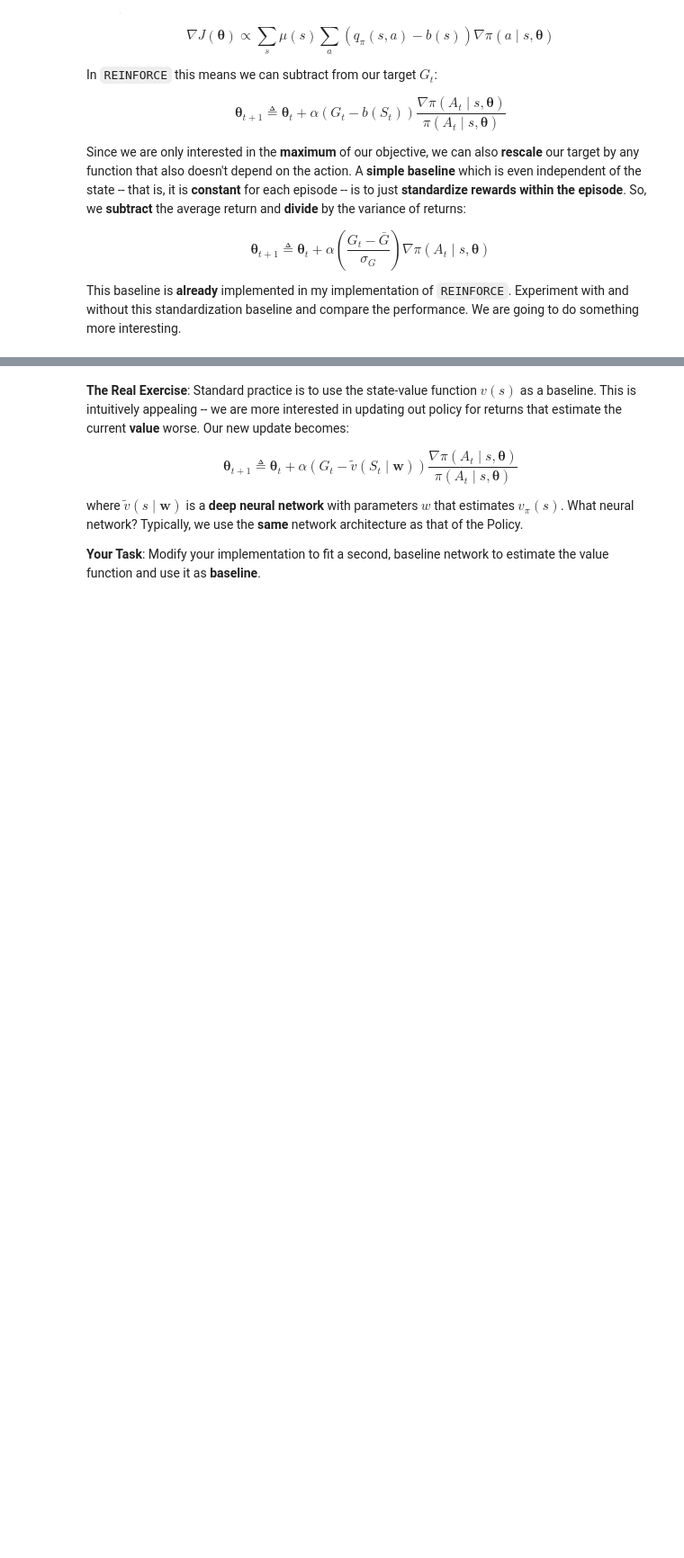
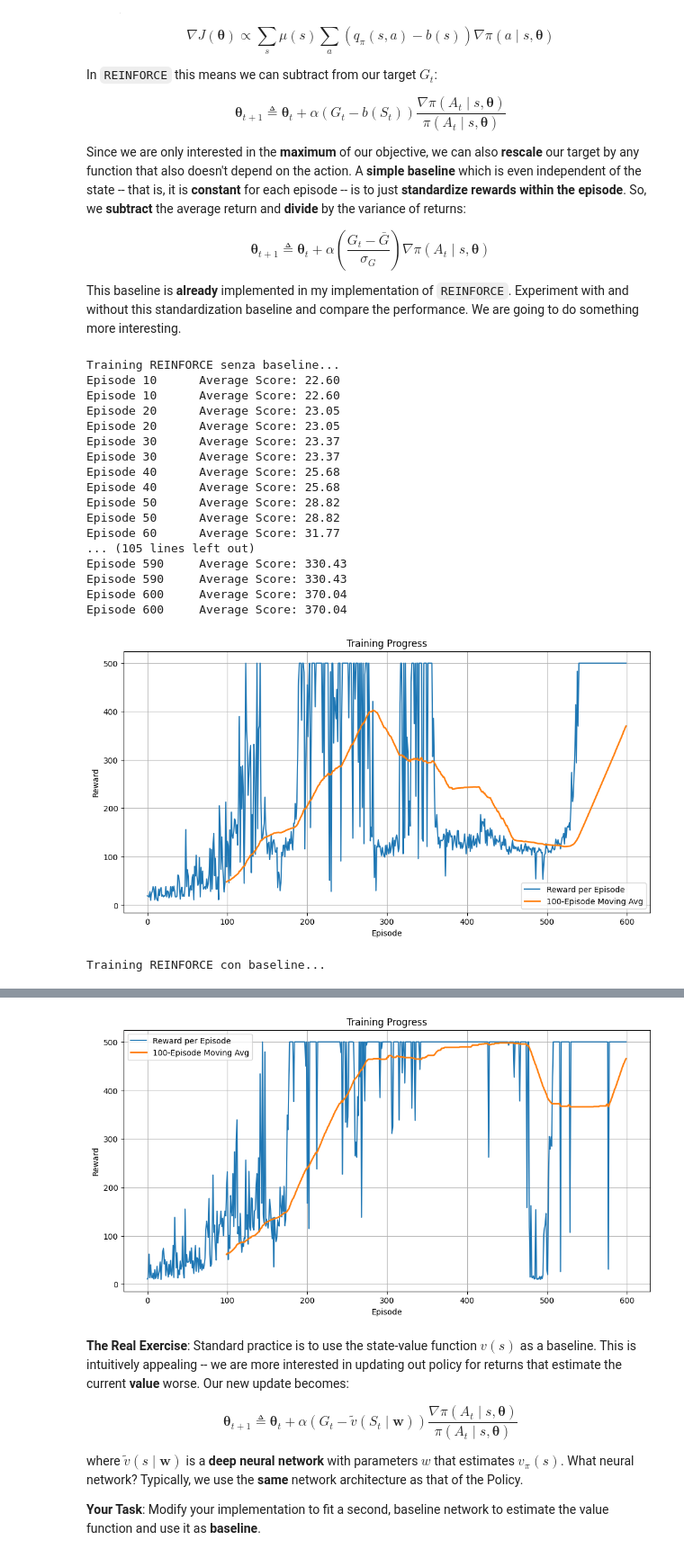
Before and after one commit to vincenzocivale/prova, a Jupyter notebook: Esercitazione_2/DLA_Lab2_DRL.ipynb, the cells around one changed output, grey strips where cells are left out. Shown at 90% size. Saved outputs shown, nothing was run; the diff lists cells and outputs as text; code cells hidden in the pictures; blank space fills up the shorter version.

```diff
--- a/Esercitazione_2/DLA_Lab2_DRL.ipynb
+++ b/Esercitazione_2/DLA_Lab2_DRL.ipynb
@@ -312,15 +221,6 @@ In pratica:
 
 **Nota:** La rete del valore viene ottimizzata separatamente minimizzando l’errore quadratico tra \( V(s_t) \) e \( G_t \).
 # %%
-class ValueNetwork(nn.Module):
-    def __init__(self, state_size, hidden_size=128):
-        super().__init__()
-        self.net = nn.Sequential(
-            nn.Linear(state_size, hidden_size),
-            nn.ReLU(),
-            nn.Linear(hidden_size, 1)
-        )
-
-    def forward(self, state):
-      return self.net(state)
+# La classe ValueNetwork è ora definita in src/cartpole/models.py
+print("ValueNetwork class è ora definita in src/cartpole/models.py")
 # %%
@@ -411,33 +241,75 @@ $$ \boldsymbol{\theta}_{t+1} \triangleq \boldsymbol{\theta}_t + \alpha \left(\fr
 
 This baseline is **already** implemented in my implementation of `REINFORCE`. Experiment with and without this standardization baseline and compare the performance. We are going to do something more interesting.
 # %%
+# Configurazione seed per riproducibilità
 seed = 123
 state, _ = env.reset(seed=seed)
 env.action_space.seed(seed)
 torch.manual_seed(seed)
 np.random.seed(seed)
 random.seed(seed)
 
-
+# Parametri environment
 state_size = env.observation_space.shape[0]
 action_size = env.action_space.n
 hidden_size = 128
 
-policy1 = Policy(cartpole_hyperparameters["state_space"], cartpole_hyperparameters["action_space"], cartpole_hyperparameters["h_size"]).to(device)
+# Crea due policy identiche per confronto
+policy1 = Policy(state_size, action_size, cartpole_hyperparameters["h_size"]).to(device)
 policy2 = copy.deepcopy(policy1)
 
-policy_optimizer1 = torch.optim.Adam(policy1.parameters(), lr=1e-2)
-policy_optimizer2 = torch.optim.Adam(policy2.parameters(), lr=1e-2)
+# Ottimizzatori per le policy
+policy_optimizer1 = torch.optim.Adam(policy1.parameters(), lr=cartpole_hyperparameters["lr"])
+policy_optimizer2 = torch.optim.Adam(policy2.parameters(), lr=cartpole_hyperparameters["lr"])
 
-# Istanzia rete valore + ottimizzatore per baseline trainer
+# Crea rete valore + ottimizzatore per baseline trainer
 value_net = ValueNetwork(state_size, hidden_size).to(device)
-value_optimizer = torch.optim.Adam(value_net.parameters(), lr=1e-2)
+value_optimizer = torch.optim.Adam(value_net.parameters(), lr=cartpole_hyperparameters["lr"])
 
+# Crea i due trainer
+trainer_no_baseline = ReinforceTrainer(
+    policy1, policy_optimizer1, env,
+    gamma=cartpole_hyperparameters["gamma"],
+    max_t=cartpole_hyperparameters["max_t"],
+    device=device
+)
 
-trainer_no_baseline = ReinforceTrainer(policy1, policy_optimizer1, env, gamma=0.99, max_t=1000)
-trainer_with_baseline = ReinforceWithBaselineTrainer(policy2, value_net, policy_optimizer2, value_optimizer,
-                                                    env, gamma=0.99, max_t=1000)
+trainer_with_baseline = ReinforceWithBaselineTrainer(
+    policy2, value_net, policy_optimizer2, value_optimizer,
+    env, gamma=cartpole_hyperparameters["gamma"],
+    max_t=cartpole_hyperparameters["max_t"],
+    device=device
+)
 
+# Esegui training per entrambi
+print("Training REINFORCE senza baseline...")
+scores_no_baseline = trainer_no_baseline.reinforce(
+    cartpole_hyperparameters['n_training_episodes'],
+    print_every=cartpole_hyperparameters["print_every"]
+)
 
-scores_no_baseline = trainer_no_baseline.reinforce(cartpole_hyperparameters['n_training_episodes'], print_every=10),
-scores_with_baseline = trainer_with_baseline.reinforce(cartpole_hyperparameters['n_training_episodes'], print_every=10)
+print("\nTraining REINFORCE con baseline...")
+scores_with_baseline = trainer_with_baseline.reinforce(
+    cartpole_hyperparameters['n_training_episodes'],
+    print_every=cartpole_hyperparameters["print_every"]
+)
+# %% [output]
+Training REINFORCE senza baseline...
+Episode 10      Average Score: 22.60
+Episode 10      Average Score: 22.60
+Episode 20      Average Score: 23.05
+Episode 20      Average Score: 23.05
+Episode 30      Average Score: 23.37
+Episode 30      Average Score: 23.37
+Episode 40      Average Score: 25.68
+Episode 40      Average Score: 25.68
+Episode 50      Average Score: 28.82
+Episode 50      Average Score: 28.82
+Episode 60      Average Score: 31.77
+... (105 lines left out)
+Episode 590     Average Score: 330.43
+Episode 590     Average Score: 330.43
+Episode 600     Average Score: 370.04
+Episode 600     Average Score: 370.04
+[figure, added]
+Training REINFORCE con baseline...
@@ -444,3 +333,4 @@ scores_with_baseline = trainer_with_baseline.reinforce(cartpole_hyperparameters[
+[figure, added]
 # %% [markdown]
 **The Real Exercise**: Standard practice is to use the state-value function $v(s)$ as a baseline. This is intuitively appealing -- we are more interested in updating out policy for returns that estimate the current **value** worse. Our new update becomes:
 
```
Also changed, not shown: parts of 25 cells of this notebook, 10 other files.
